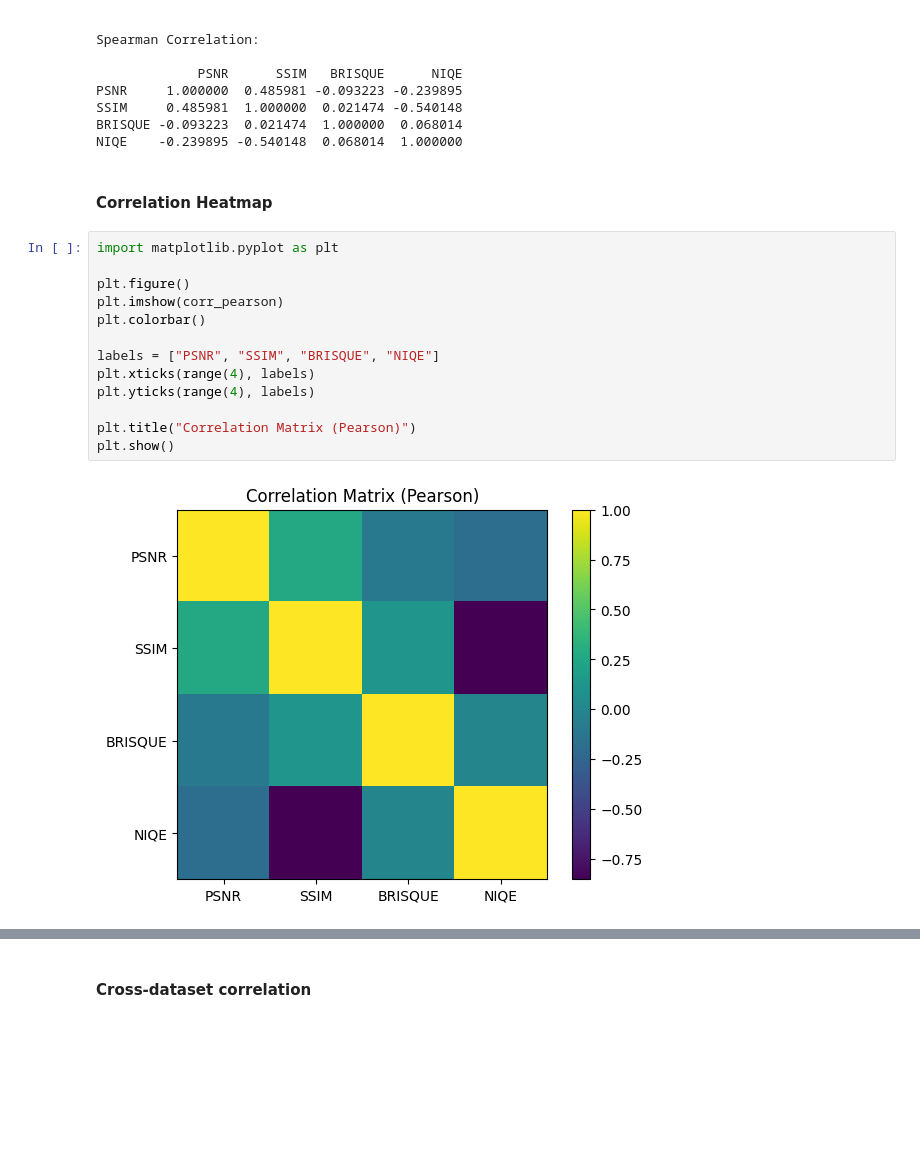
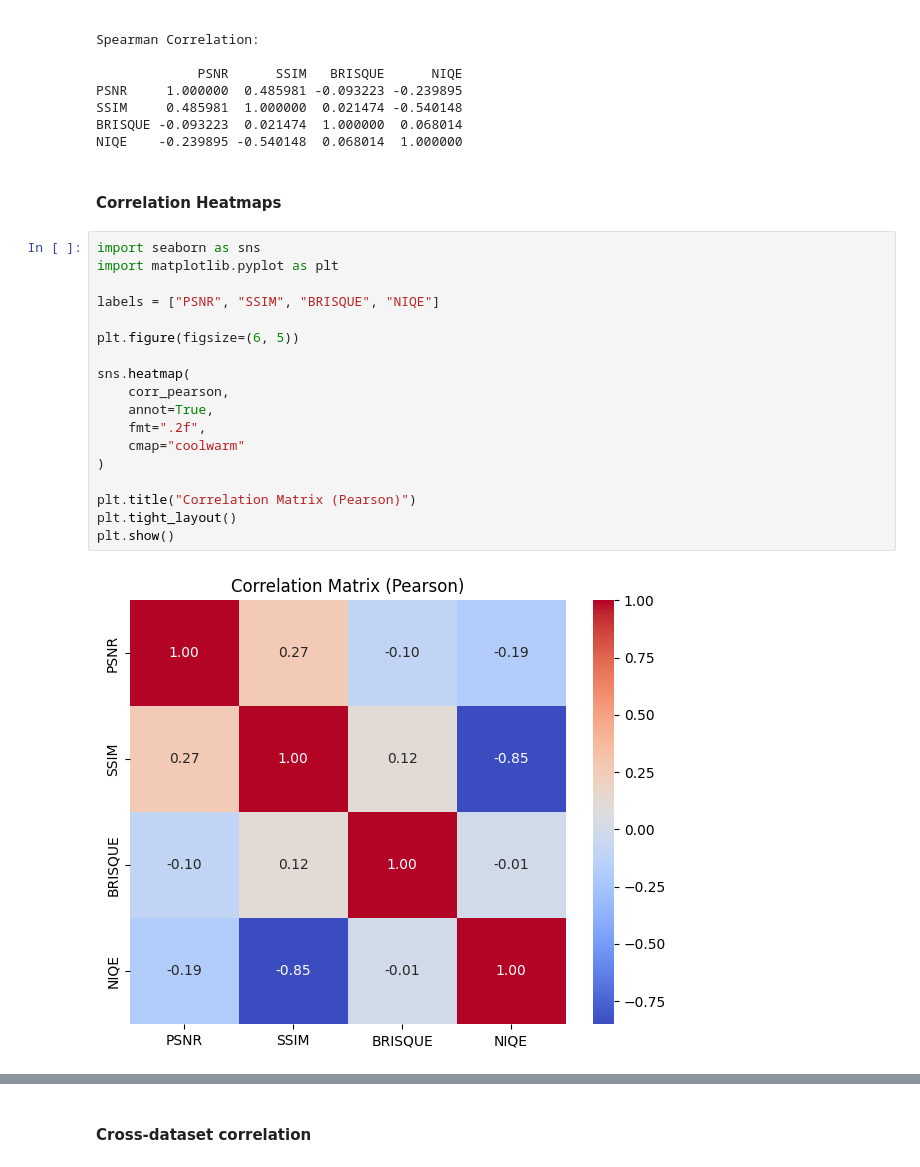
Before and after one commit to Matthew-Riddell/Machine-Learning-CA3, a Jupyter notebook: AIFairnessEvaluationAssignment/AIFairnessEvaluationAssignment.ipynb, the cells around one changed output, grey strips where cells are left out. Cells and saved outputs as stored; diff of their text form; blank space fills up the shorter version.

Commit message:
AIFairnessEvaluation Correlation Heatmaps

```diff
--- a/AIFairnessEvaluationAssignment/AIFairnessEvaluationAssignment.ipynb
+++ b/AIFairnessEvaluationAssignment/AIFairnessEvaluationAssignment.ipynb
@@ -674,19 +674,24 @@ SSIM     0.485981  1.000000  0.021474 -0.540148
 BRISQUE -0.093223  0.021474  1.000000  0.068014
 NIQE    -0.239895 -0.540148  0.068014  1.000000
 # %% [markdown]
-#### Correlation Heatmap
+#### Correlation Heatmaps
 # %%
+import seaborn as sns
 import matplotlib.pyplot as plt
 
-plt.figure()
-plt.imshow(corr_pearson)
-plt.colorbar()
+labels = ["PSNR", "SSIM", "BRISQUE", "NIQE"]
 
-labels = ["PSNR", "SSIM", "BRISQUE", "NIQE"]
-plt.xticks(range(4), labels)
-plt.yticks(range(4), labels)
+plt.figure(figsize=(6, 5))
+
+sns.heatmap(
+    corr_pearson,
+    annot=True,
+    fmt=".2f",
+    cmap="coolwarm"
+)
 
 plt.title("Correlation Matrix (Pearson)")
+plt.tight_layout()
 plt.show()
 # %% [output]
-[figure, old version]
+[figure, new version]
```
Also changed, not shown: parts of 7 cells of this notebook, 8 other files.
